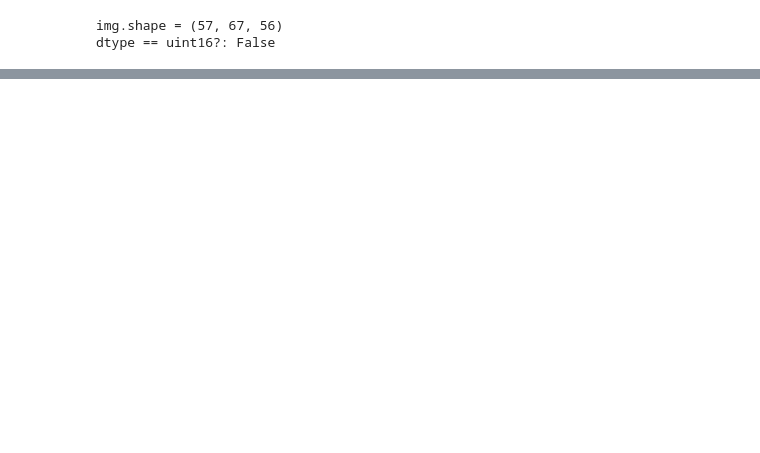
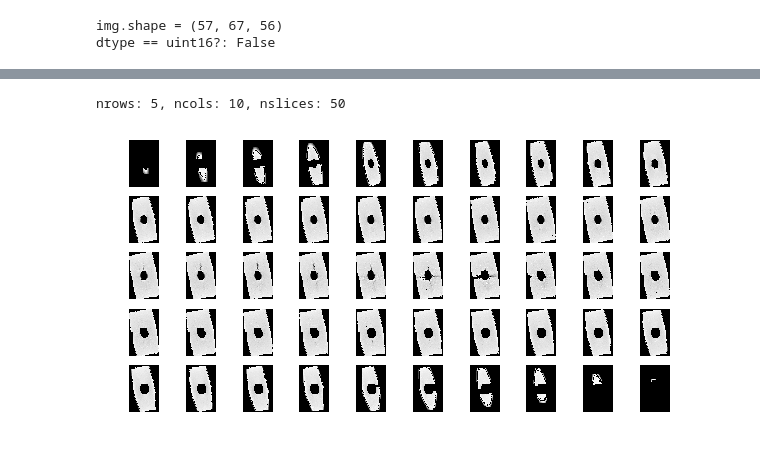
Before and after one commit to hattas/automatic-target-recognition, a Jupyter notebook: nifti.ipynb, the cells around one changed output, grey strips where cells are left out. Saved outputs shown, nothing was run; the diff lists cells and outputs as text; code cells hidden in the pictures; blank space fills up the shorter version.

Commit message:
load data into dataframe, make function to plot slices across dimension of image

```diff
--- a/nifti.ipynb
+++ b/nifti.ipynb
@@ -36,0 +37,5 @@ nrows: 6, ncols: 10, nslices: 57
+# %%
+df = pd.read_csv('GT_Training.csv', header=None, names=['file','label'])
+df.file = df.file.map(lambda x: x.replace("'",''))
+df['nifti'] = np.nan
+print_shape(df)
@@ -36,0 +46,4 @@ nrows: 6, ncols: 10, nslices: 57
+# %%
+start = time.time()
+df.nifti = df.file.map(lambda x: nib.load('data\\' + str(x) + '.nii.gz'))
+print('nifti files loaded in {0:.3}s'.format(time.time() - start))
@@ -36,0 +61,5 @@ nrows: 6, ncols: 10, nslices: 57
+# %%
+plot_dim(img=df.nifti[0], dim=2)
+# %% [output]
+nrows: 5, ncols: 10, nslices: 50
+[figure, added]
```
Also changed, not shown: parts of 10 cells of this notebook, 1 other file.
